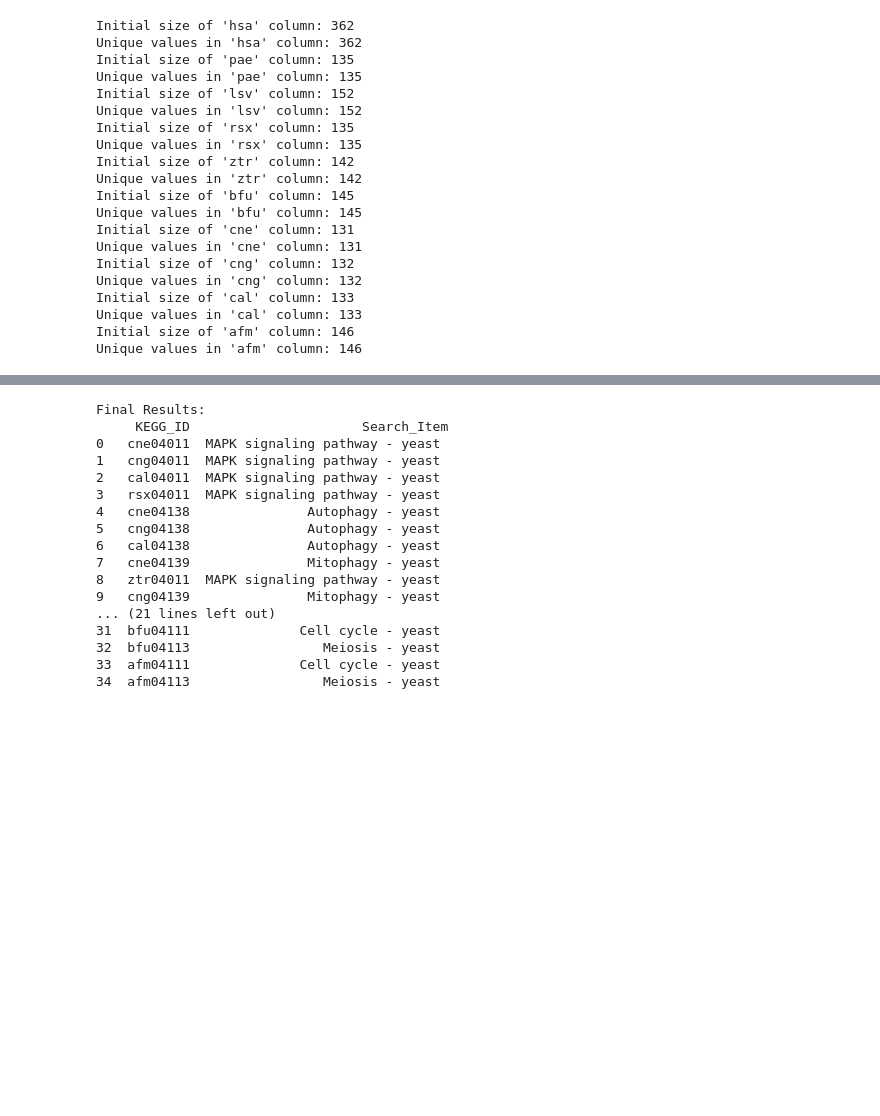
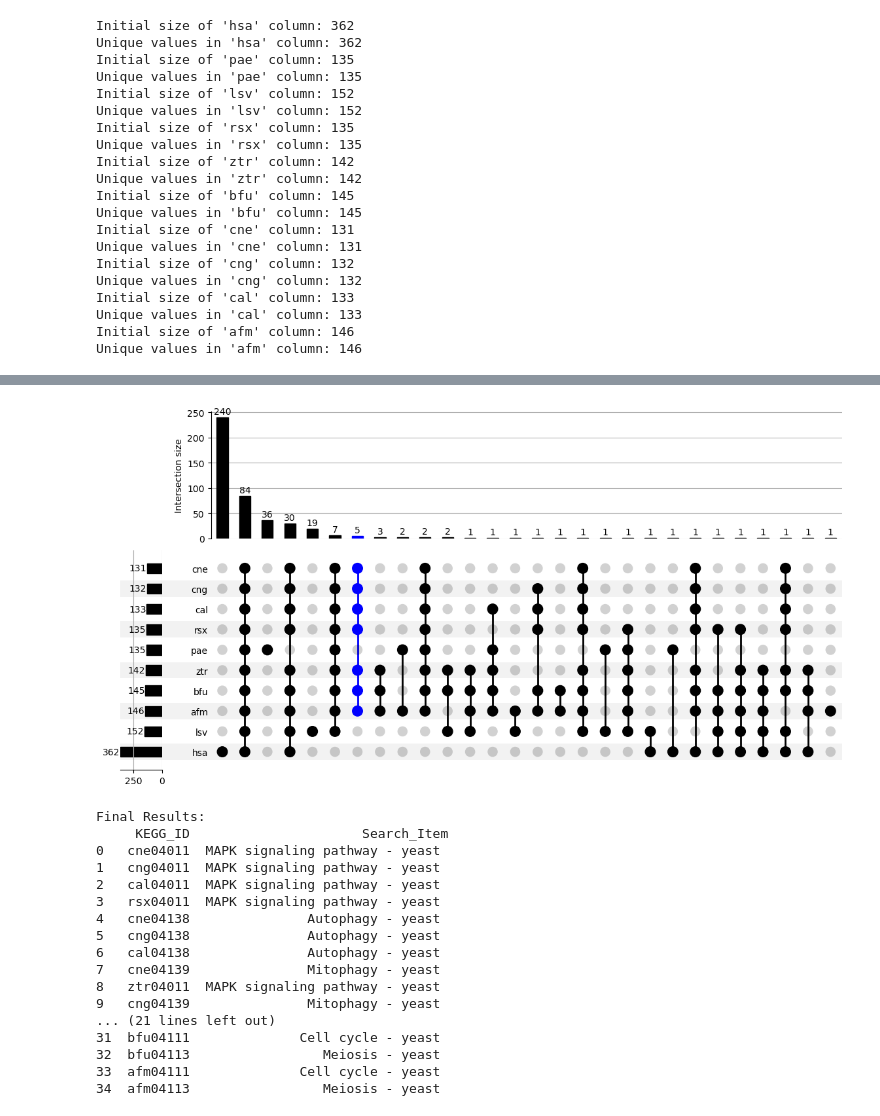
Before and after one commit to mluthfichula/ASMetliP, a Jupyter notebook: ASMetliP_10organisms/ASMetliP_10organisms.ipynb, the cells around one changed output, grey strips where cells are left out. Saved outputs shown, nothing was run; the diff lists cells and outputs as text; code cells hidden in the pictures; blank space fills up the shorter version.

Commit message:
Updated ASMetliP_10organisms folder with new changes_Updated1_revision

```diff
--- a/ASMetliP_10organisms/ASMetliP_10organisms.ipynb
+++ b/ASMetliP_10organisms/ASMetliP_10organisms.ipynb
@@ -295,3 +217,39 @@ The data is saved to 'ASMetliP_shared_items_except_hsa_pae_lsv.csv'.
+# %%
+# 3.2. OPTIONAL: Create highlighted UpSet plot
+import pandas as pd
+import matplotlib.pyplot as plt
+from upsetplot import UpSet, from_contents
+import warnings
+
+# Ignore future warnings
+warnings.simplefilter(action='ignore', category=FutureWarning)
+
+# Load the CSV file into a DataFrame
+df = pd.read_csv('ASMetliP_processed_data.csv')
+
+# Convert the DataFrame to a list of sets
+list_of_sets = {col: set(df[col].dropna()) for col in df.columns}
+
+# Create and plot UpSet data
+upset_data = from_contents(list_of_sets)
+upset_plot = UpSet(upset_data, show_counts='%d', sort_by='cardinality', sort_categories_by='cardinality')
+
+# Highlight only the specified organisms using a different color
+highlight_organisms = {"rsx", "ztr", "bfu", "cne", "cng", "cal", "afm"}
+
+# Highlight the specified organisms without including hsa, lsv, or pae
+upset_plot.style_subsets(present=highlight_organisms, absent={"hsa", "lsv", "pae"}, facecolor="blue")
+
+# Plot the data
+upset_plot.plot()
+
+# Save the plot as a high-quality image
+plt.savefig('ASMetliP_highlighted_upset_plot.png', dpi=300, bbox_inches='tight')
+
+# Show the plot
+plt.show()
+# %% [output]
+[figure, added]
 # %%
 # Supplementary scrpit 1 (Searching KEGG ID using pathway names)
 import pandas as pd
```
Also changed, not shown: parts of 3 cells of this notebook, 6 other files.
